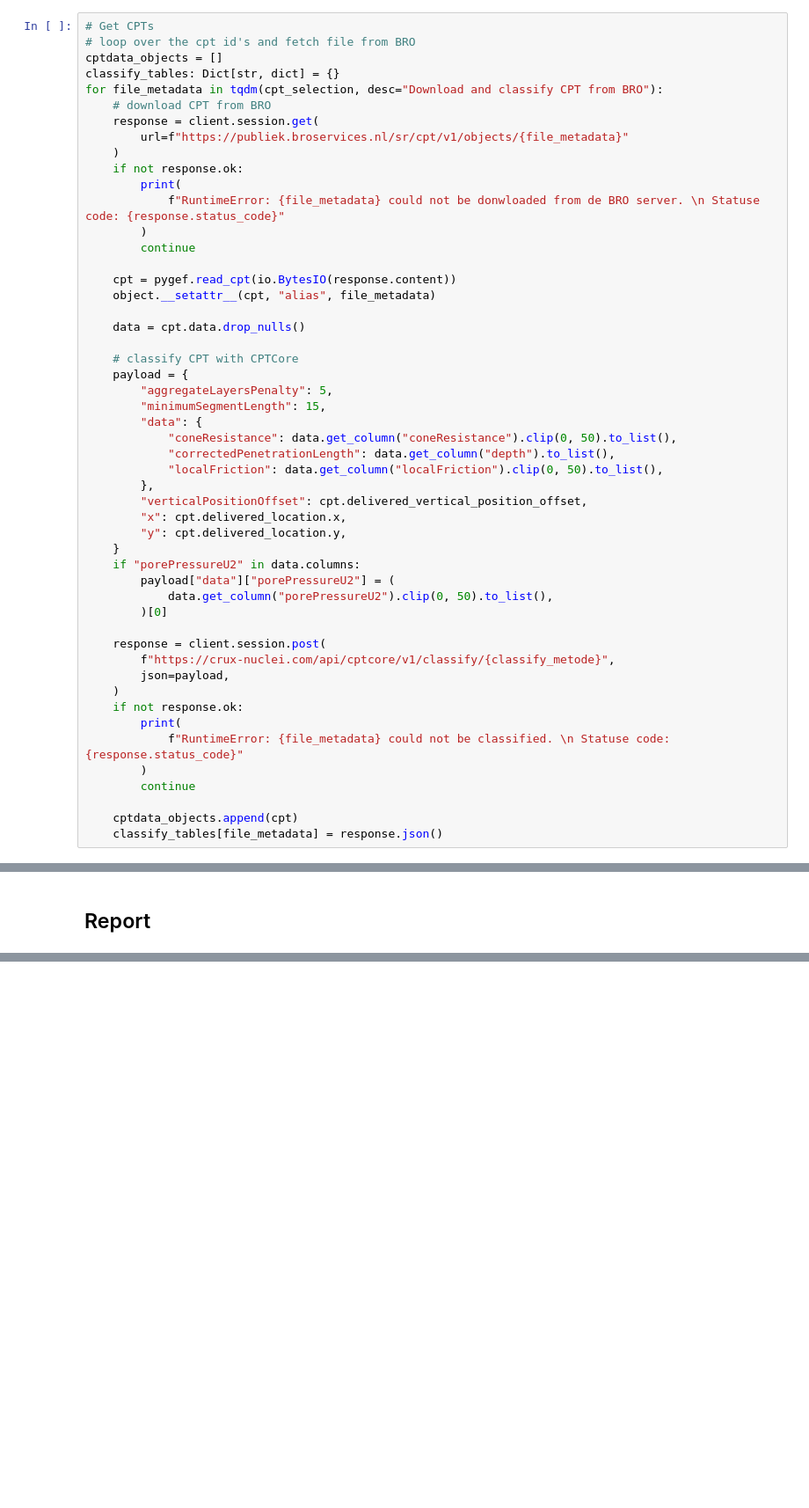
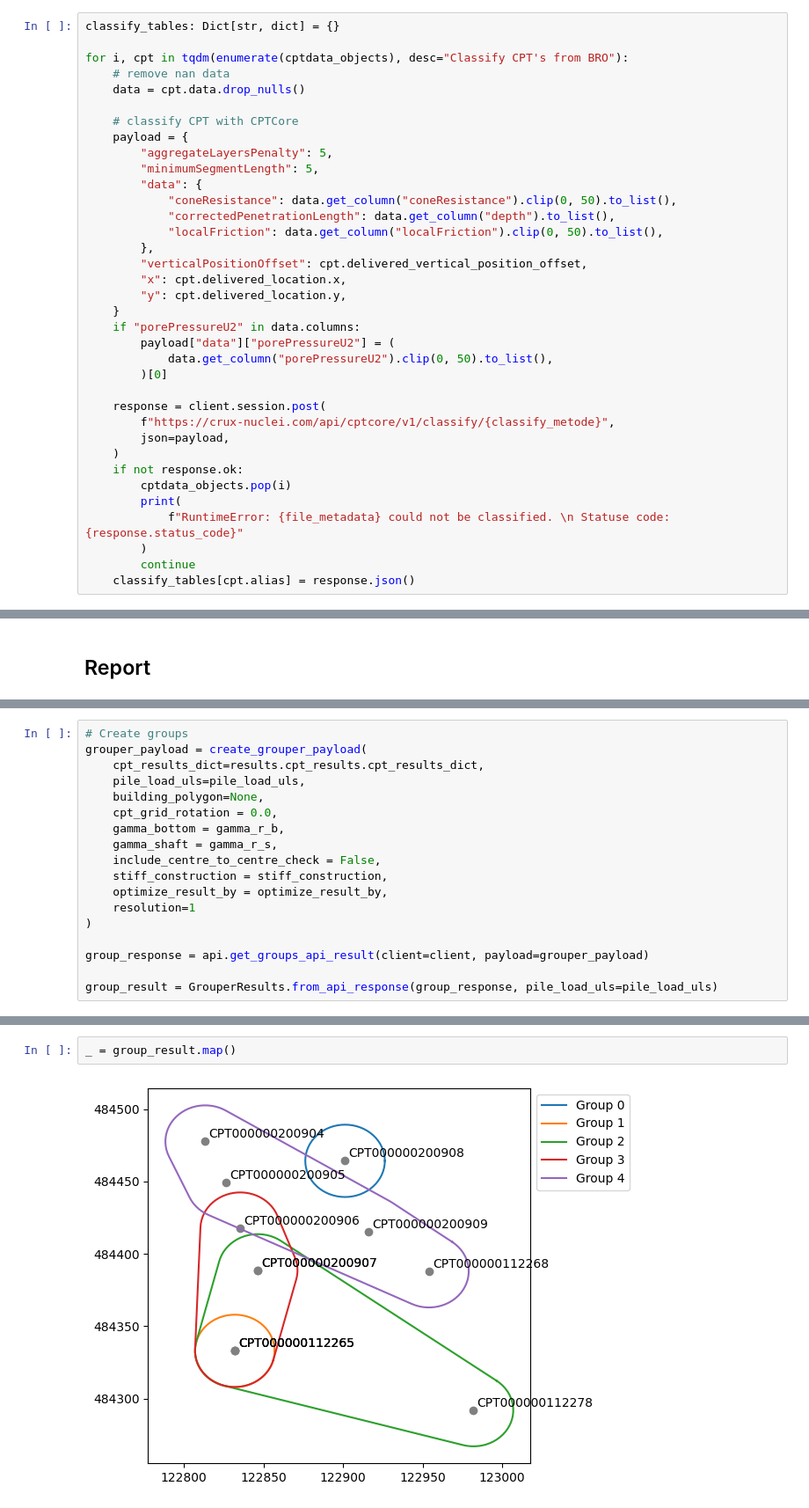
Before and after one commit to cemsbv/py-pilecore, a Jupyter notebook: notebooks/PileCore_multi_cpt.ipynb, the cells around one changed output, grey strips where cells are left out. Shown at 88% size. Drawn from its saved outputs; the diff is of its cells as text; blank space fills up the shorter version.

Commit message:
feat(notebook): add grouper workflow to notebook

```diff
--- a/notebooks/PileCore_multi_cpt.ipynb
+++ b/notebooks/PileCore_multi_cpt.ipynb
@@ -395,28 +431,14 @@ After this point, modifications are for expert users
 # %%
-# Get CPTs
-# loop over the cpt id's and fetch file from BRO
-cptdata_objects = []
 classify_tables: Dict[str, dict] = {}
-for file_metadata in tqdm(cpt_selection, desc="Download and classify CPT from BRO"):
-    # download CPT from BRO
-    response = client.session.get(
-        url=f"https://publiek.broservices.nl/sr/cpt/v1/objects/{file_metadata}"
-    )
-    if not response.ok:
-        print(
-            f"RuntimeError: {file_metadata} could not be donwloaded from de BRO server. \n Statuse code: {response.status_code}"
-        )
-        continue
 
-    cpt = pygef.read_cpt(io.BytesIO(response.content))
-    object.__setattr__(cpt, "alias", file_metadata)
-
+for i, cpt in tqdm(enumerate(cptdata_objects), desc="Classify CPT's from BRO"):
+    # remove nan data
     data = cpt.data.drop_nulls()
 
     # classify CPT with CPTCore
     payload = {
         "aggregateLayersPenalty": 5,
-        "minimumSegmentLength": 15,
+        "minimumSegmentLength": 5,
         "data": {
             "coneResistance": data.get_column("coneResistance").clip(0, 50).to_list(),
             "correctedPenetrationLength": data.get_column("depth").to_list(),
@@ -436,13 +458,12 @@ for file_metadata in tqdm(cpt_selection, desc="Download and classify CPT from BR
         json=payload,
     )
     if not response.ok:
+        cptdata_objects.pop(i)
         print(
             f"RuntimeError: {file_metadata} could not be classified. \n Statuse code: {response.status_code}"
         )
         continue
-
-    cptdata_objects.append(cpt)
-    classify_tables[file_metadata] = response.json()
+    classify_tables[cpt.alias] = response.json()
 # %% [markdown]
 #### Call PileCore-API
 # %%
@@ -594,0 +746,18 @@ with open(f"{project_name} report.pdf", "wb") as f:
+# %%
+# Create groups
+grouper_payload = create_grouper_payload(
+    cpt_results_dict=results.cpt_results.cpt_results_dict,
+    pile_load_uls=pile_load_uls,
+    building_polygon=None,
+    cpt_grid_rotation = 0.0,
+    gamma_bottom = gamma_r_b,
+    gamma_shaft = gamma_r_s,
+    include_centre_to_centre_check = False,
+    stiff_construction = stiff_construction,
+    optimize_result_by = optimize_result_by,
+    resolution=1
+)
+
+group_response = api.get_groups_api_result(client=client, payload=grouper_payload)
+
+group_result = GrouperResults.from_api_response(group_response, pile_load_uls=pile_load_uls)
@@ -594,0 +769,4 @@ with open(f"{project_name} report.pdf", "wb") as f:
+# %%
+_ = group_result.map()
+# %% [output]
+[figure, added]
```
Also changed, not shown: parts of 33 cells of this notebook.
